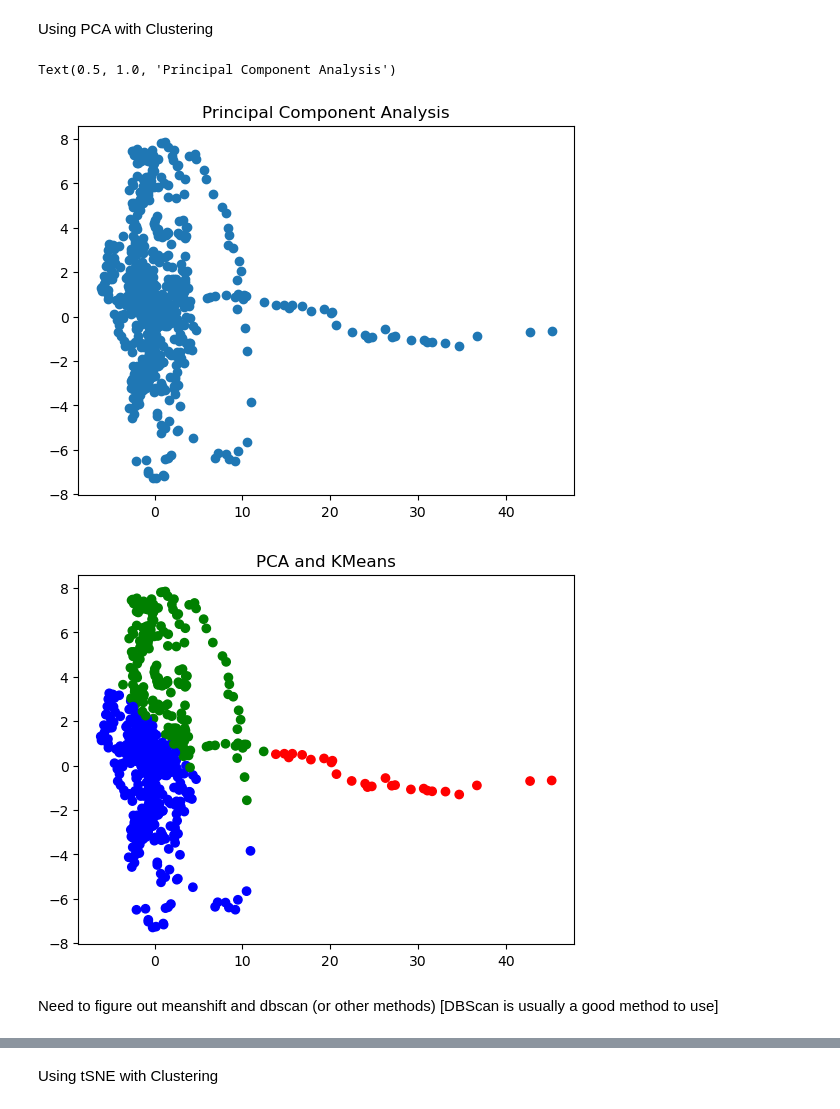
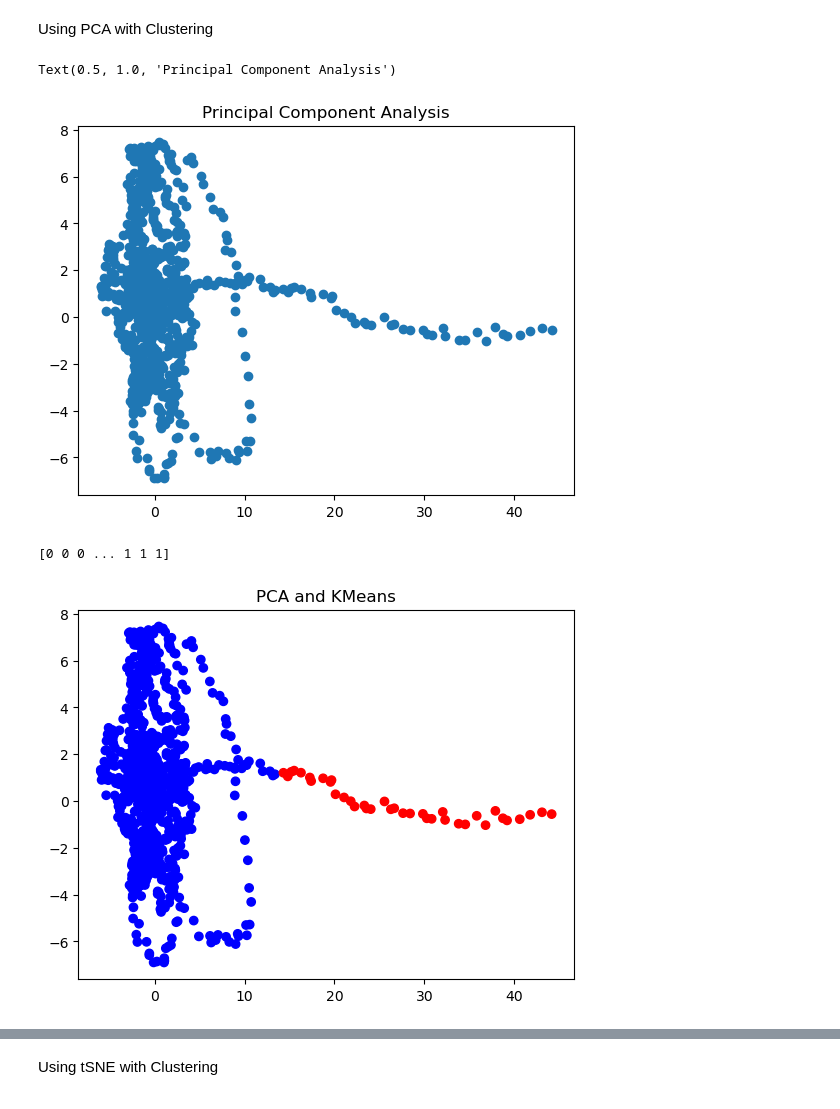
Before and after one commit to KyleTerrito/CHE4230HW, a Jupyter notebook: che4230_hw/Project Stuff/source_code.ipynb, the cells around one changed output, grey strips where cells are left out. Drawn from its saved outputs; the diff is of its cells as text; code cells hidden in the pictures.

```diff
--- a/che4230_hw/Project Stuff/source_code.ipynb
+++ b/che4230_hw/Project Stuff/source_code.ipynb
@@ -88,0 +75,4 @@ array([[-1.67145683,  0.23967528, -0.76258687, ..., -0.4173564 ,
+# %%
+scaler = StandardScaler().fit(df)
+df_scaled = scaler.transform(df)
+df_scaled
@@ -89,31 +93,30 @@ array([[-1.67145683,  0.23967528, -0.76258687, ..., -0.4173564 ,
 # %% [markdown]
 Using PCA with Clustering
 # %%
-pca = PCA(n_components=2)
+pca = PCA(n_components=4)
 df_pca = pca.fit_transform(df_scaled)
 
 plt.scatter(df_pca[:,0], df_pca[:,1])
 plt.title("Principal Component Analysis")
 # %% [output]
 Text(0.5, 1.0, 'Principal Component Analysis')
-[figure, old version]
+[figure, new version]
 # %%
 #PCA and KMEANS
-pca_kmean_model = KMeans(n_clusters = 3)
+pca_kmean_model = KMeans(n_clusters = 2)
 pca_kmean_model.fit(df_pca)
 pca_kmean_labels = pca_kmean_model.labels_
 centroids = pca_kmean_model.cluster_centers_
+print(pca_kmean_labels)
 
 # colors for plotting
-colors = ['blue', 'red', 'green', 'orange', 'black', 'brown']
+colors = ['blue', 'red', 'green', 'orange', 'black', 'brown','teal','silver', 'yellow','purple','pink']
 # assign a color to each features (note that we are using features as target)
 features_colors = [ colors[pca_kmean_labels[i]] for i in range(len(df_pca)) ]
 
 plt.scatter(df_pca[:,0], df_pca[:,1],c=features_colors,marker='o')
 plt.title("PCA and KMeans")
 plt.show()
 # %% [output]
+[0 0 0 ... 1 1 1]
-[figure, old version]
+[figure, new version]
-# %% [markdown]
-Need to figure out meanshift and dbscan (or other methods)
-[DBScan is usually a good method to use]
```
Also changed, not shown: parts of 30 cells of this notebook, 2 other files.
